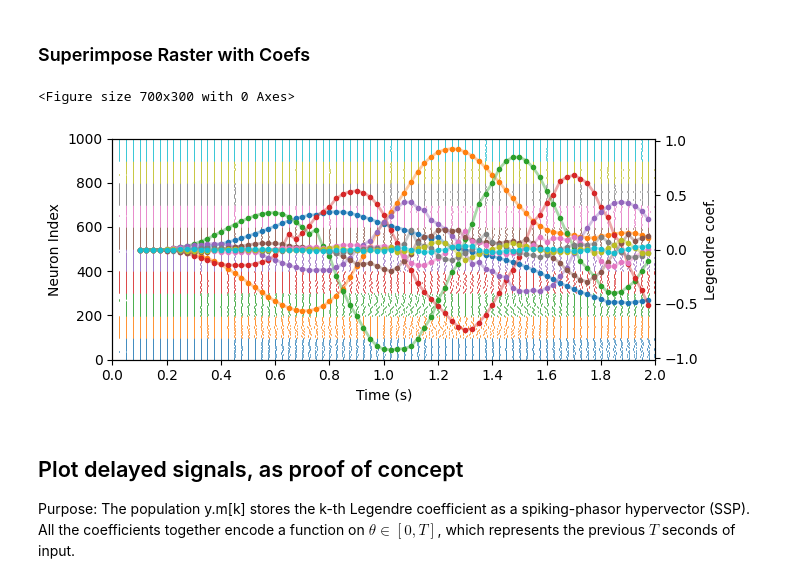
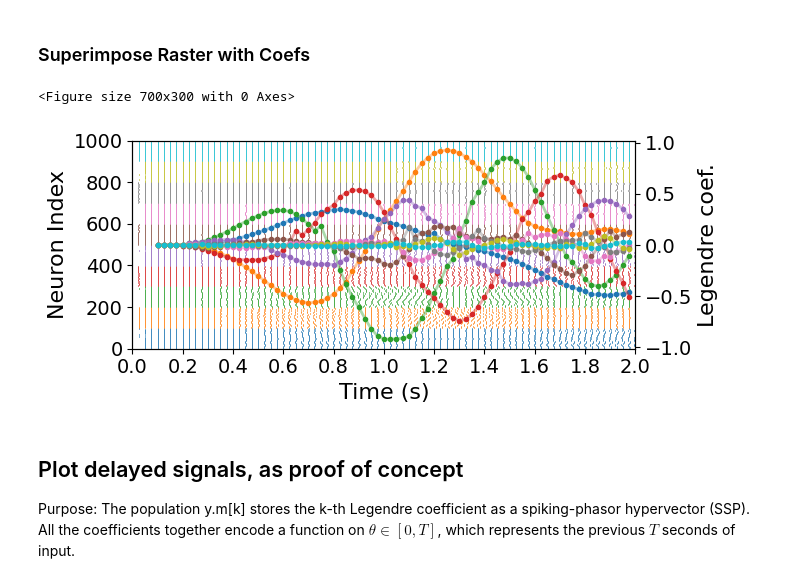
Before and after one commit to jorchard/SpikingPhasorVSA, a Jupyter notebook: SP_LDN.ipynb, the cells around one changed output. Saved outputs shown, nothing was run; the diff lists cells and outputs as text; code cells hidden in the pictures.

```diff
--- a/SP_LDN.ipynb
+++ b/SP_LDN.ipynb
@@ -349,35 +349,38 @@ for dd in range(d):
 # %%
 import matplotlib.colors
 colours = ['tab:blue', 'tab:orange', 'tab:green', 'tab:red', 'tab:purple',
            'tab:brown', 'tab:pink', 'tab:gray', 'tab:olive', 'tab:cyan']
 #figure(figsize=(15,4))
 figure(figsize=(7,3))
 fig,ax = subplots(1, 1, figsize=(7,3))
 offset = 0
 for k,mm in enumerate(y.m):
     blah = mm.spike_raster(offset=offset, color=colours[k], lw=0.5)
     offset += blah
 
+ax.tick_params(axis='both', which='major', labelsize=14)
 ax.set_xticks([]);
-ax.set_xlabel('Time (s)');
+ax.set_xlabel('Time (s)', fontsize=16);
 ax.set_xlim(0,T); ax.set_ylim(0,offset);
+ax.set_ylabel('Neuron Index', fontsize=16)
 
 d_plot = d
 ax2 = ax.twinx()
 for dd in range(d_plot):
     ax2.plot(f_tvals[3:], f_all[dd][3:], '-', lw=2, color=colours[dd], alpha=0.4);
     ax2.plot(f_tvals[3:], f_all[dd][3:], '.', color=colours[dd], alpha=1, ms=6);
 
-ax2.set_ylabel('Legendre coef.')
+ax2.set_ylabel('Legendre coef.', fontsize=16)
 ax2.set_xticks([]);
 
 xticks(arange(0,T+0.0001,0.2)); #grid('on');
 axlims = axis();
+ax2.tick_params(axis='both', which='major', labelsize=14)
 tight_layout();
-#savefig('lmu_spikes2.pdf');
+savefig('lmu_spikes2.pdf');
 # %% [output]
 <Figure size 700x300 with 0 Axes>
-[figure, old version]
+[figure, new version]
 # %% [markdown]
 ## Plot delayed signals, as proof of concept
 Purpose: The population y.m[k] stores the k-th Legendre coefficient as a spiking-phasor hypervector (SSP). All the coefficients together encode a function on $\theta \in [0,T]$, which represents the previous $T$ seconds of input.
```
Also changed, not shown: parts of 3 cells of this notebook, 4 other files.
